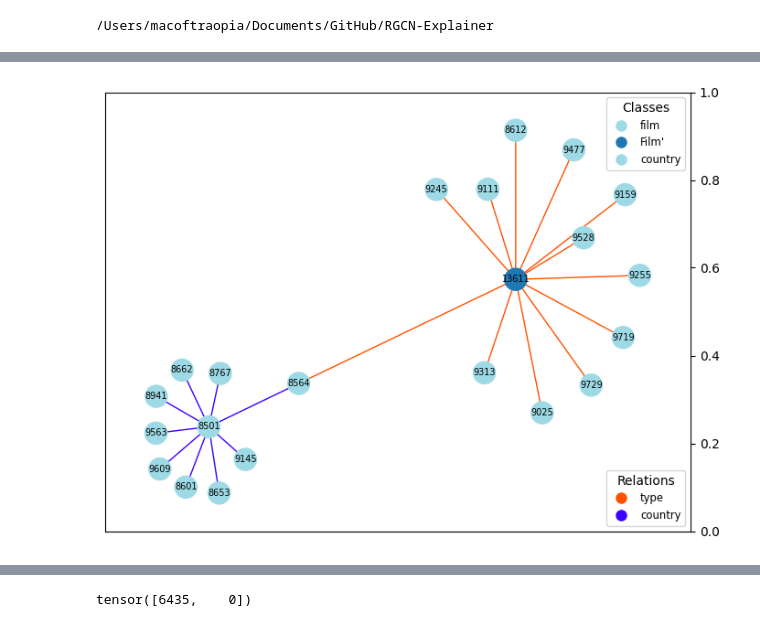
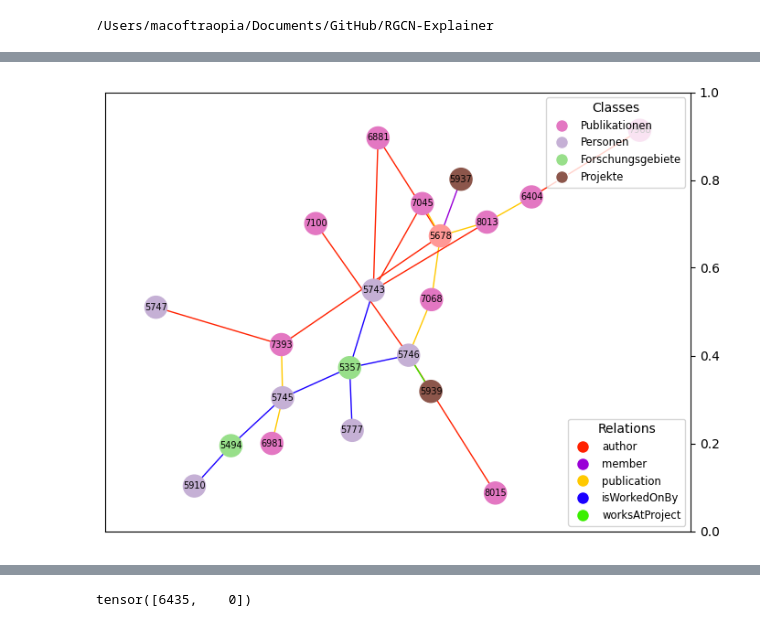
Before and after one commit to traopia/RGCN-Explainer, a Jupyter notebook: RGCN_stuff/visualization.ipynb, the cells around one changed output, grey strips where cells are left out. Cells and saved outputs as stored; diff of their text form; code cells hidden in the pictures.

```diff
--- a/RGCN_stuff/visualization.ipynb
+++ b/RGCN_stuff/visualization.ipynb
@@ -21,3 +21,20 @@ if current_dir != '/Users/macoftraopia/Documents/GitHub/RGCN-Explainer':
 !pwd
 # %% [output]
 /Users/macoftraopia/Documents/GitHub/RGCN-Explainer
+# %%
+from src.rgcn_explainer_utils import *
+name = 'mdgenre'
+if name in ['aifb', 'mutag', 'bgs', 'am', 'mdgenre']:
+    data = kg.load(name, torch=True, final=False)
+if 'IMDb' in name:
+    data = torch.load(f'data/IMDB/finals/{name}.pt')
+if 'dbo' in name:
+    data = torch.load(f'data/DBO/finals/{name}.pt')
+get_relations(data)
+d_classes(data)
+relations = [data.i2rel[i][0] for i in range(len(data.i2rel))]
+data.triples = torch.Tensor(data.triples).to(int)
+data.withheld = torch.Tensor(data.withheld).to(int)
+data.training = torch.Tensor(data.training).to(int)
+print('rel:', data.num_relations, 'ent:', data.num_entities, 'triples:', data.triples.shape)
+print('training', data.training.shape, 'withheld', data.withheld.shape)
@@ -474,28 +292,32 @@ combined dict {'Publikationen': (0.6196078431372549, 0.8549019607843137, 0.89803
 # %%
-# path = 'chk/aifb_chk/exp/init_normal_hops_2_lr_0.5_adaptive_False_size_0.005_sizestd_adaptive_ent_10_type_1_killtype_True_break_no/masked_adj'
-# node_idx = 5857
-# n_hop = 2
-# threshold = 0.5
-# name = 'aifb'
-# data = kg.load(name, torch=True)
-# d_classes(data)
+path = 'chk/aifb_chk/exp/init_normal_hops_2_lr_0.5_adaptive_False_size_0.005_sizestd_adaptive_ent_10_type_1_killtype_True_break_no/masked_adj'
+path = v = '/Users/macoftraopia/Documents/GitHub/RGCN-Explainer/chk/aifb_chk/exp/init_normal_hops_2_lr_0.5_adaptive_False_size_0.0005_sizestd_adaptive_ent_10_type_10_killtype_True_break_no/masked_adj'
+path = '/Users/macoftraopia/Documents/GitHub/RGCN-Explainer/chk/aifb_chk/exp/init_normal_hops_2_lr_0.5_adaptive_False_size_0.005_sizestd_adaptive_ent_1_type_1_killtype_True_break_no/masked_adj'
+node_idx = 5678
+n_hop = 2
+threshold = 0.5
+name = 'aifb'
+data = kg.load(name, torch=True)
+d_classes(data)
 
 
 
 # path = 'chk/mutag_chk/exp/init_normal_hops_2_lr_0.5_adaptive_False_size_0.0005_sizestd_adaptive_ent_10_type_1_killtype_True_break_no/masked_adj'
 
-# node_idx = 14064#4510
+# node_idx = 22607#14064#4510
 # n_hop = 2
 # threshold = 0.5
 # name = 'mutag'
 # data = kg.load(name, torch=True)
 # d_classes(data)
 
-# path = '/Users/macoftraopia/Documents/GitHub/RGCN-Explainer/chk/dbo_gender_chk/exp/exp/init_normal_hops_2_lr_0.1_adaptive_False_size_0.0005_sizestd_adaptive_ent_1_type_1_killtype_False_break_no/masked_adj'
-# node_idx = 7823#7130
+
+# name = 'dbo_gender'
+# path = f'/Users/macoftraopia/Documents/GitHub/RGCN-Explainer/chk/{name}_chk/exp/exp/init_normal_hops_2_lr_0.1_adaptive_False_size_0.0005_sizestd_adaptive_ent_1_type_1_killtype_False_break_no/masked_adj'
+# path = 'chk/dbo_gender_chk/exp/init_normal_hops_2_lr_0.1_adaptive_False_size_0.0005_sizestd_adaptive_ent_1_type_1_killtype_False_break_no/masked_adj'
+# node_idx = 7130 #7823#7130
 # n_hop = 2
 # threshold = 0.5
-# name = 'dbo_gender'
 # data = torch.load(f'data/DBO/finals/{name}.pt')
 # data.triples = torch.Tensor(data.triples).to(int)
 # data.withheld = torch.Tensor(data.withheld).to(int)
@@ -503,21 +325,44 @@ combined dict {'Publikationen': (0.6196078431372549, 0.8549019607843137, 0.89803
 # d_classes(data)
 
 
-path = 'chk/IMDb_us_chk/hops_2_size_5e-05_lr_0.1_ent_1_killtype_False_init_normal_exp__break_wrong_pred/masked_adj'
-node_idx = 9547
-n_hop = 2
-threshold = 0.5
-name = 'IMDb_us'
-data = torch.load(f'data/IMDB/finals/{name}.pt')
-data.triples = torch.Tensor(data.triples).to(int)
-data.withheld = torch.Tensor(data.withheld).to(int)
-data.training = torch.Tensor(data.training).to(int)
-d_classes(data,name)
+# path = 'chk/IMDb_us_chk/hops_2_size_5e-05_lr_0.1_ent_1_killtype_False_init_normal_exp__break_wrong_pred/masked_adj'
+# path = 'chk/IMDb_us_chk/exp/init_relative_frequency_hops_2_lr_0.5_adaptive_False_size_0.0005_sizestd_adaptive_ent_10_type_1_killtype_False_break_no/masked_adj'
+# path = 'chk/IMDb_us_chk/exp/init_normal_hops_2_lr_0.1_adaptive_False_size_0.0005_sizestd_adaptive_ent_1_type_1_killtype_True_break_no/masked_adj'
+# node_idx = 9552#9547
+# n_hop = 2
+# threshold = 0.5
+# name = 'IMDb_us'
+# data = torch.load(f'data/IMDB/finals/{name}.pt')
+# data.triples = torch.Tensor(data.triples).to(int)
+# data.withheld = torch.Tensor(data.withheld).to(int)
+# data.training = torch.Tensor(data.training).to(int)
+# d_classes(data,'IMDb_us')
+
+# path = 'chk/mdgenre_chk/exp/init_normal_hops_2_lr_0.5_adaptive_False_size_0.005_sizestd_adaptive_ent_10_type_1_killtype_True_break_no/init_normal_hops_2_lr_0.5_adaptive_False_size_0.005_sizestd_adaptive_ent_10_type_1_killtype_True_break_no/masked_adj'
+# node_idx = 184805
+# n_hop = 2
+# threshold = 0.5
+# name = 'mdgenre'
+# #data = kg.load(name, torch=True)
+# #d_classes(data)
 
 
-v = torch.load(f'{path}/masked_ver{node_idx}')
-h = torch.load(f'{path}/masked_hor{node_idx}')
-h_t, v_t,t,t = threshold_mask(h,v,data,20)
-# v_t = convert_binary(v)
-edges, weights = visualize(node_idx, n_hop, data, v_t,h_t,threshold,name, result_weights=False, low_threshold=False,experiment_name=None, selected_visualization=True,connected_subgraph=False,make_connected=True)
+v = torch.load(f'{path}/masked_ver_thresh{node_idx}')
+h = torch.load(f'{path}/masked_hor_thresh{node_idx}')
+print(v.coalesce().values().count_nonzero())
+h_t, v_t,t,t = threshold_mask(h,v,data,15)
+#h_t, v_t = convert_binary(h), convert_binary(v)
+
+edges, weights = visualize(node_idx, n_hop, data, v_t,h_t,threshold,name, result_weights=False, low_threshold=False,experiment_name=None, selected_visualization=True,connected_subgraph=True,make_connected=True)
+
+
+sub_edges, neighborhoods, sub_edges_tensor  = find_n_hop_neighbors(data,2,node_idx,adj=True)
+neighborhoods_list = list(neighborhoods)
+edges_list = [item for tuple_ in edges for item in tuple_]
+def are_all_elements_in_bigger_list(sublist, bigger_list):
+    for element in sublist:
+        if element not in bigger_list:
+            return False
+    return True
+print('all the shown nodea are in the 2 hops neighborhood of node ix',are_all_elements_in_bigger_list(edges_list, neighborhoods_list))
 # %% [output]
@@ -529 +378 @@ combined dict {'film': (0.6196078431372549, 0.8549019607843137, 0.89803921568627
-[figure, old version]
+[figure, new version]
```
Also changed, not shown: parts of 24 cells of this notebook, 10 other files.
